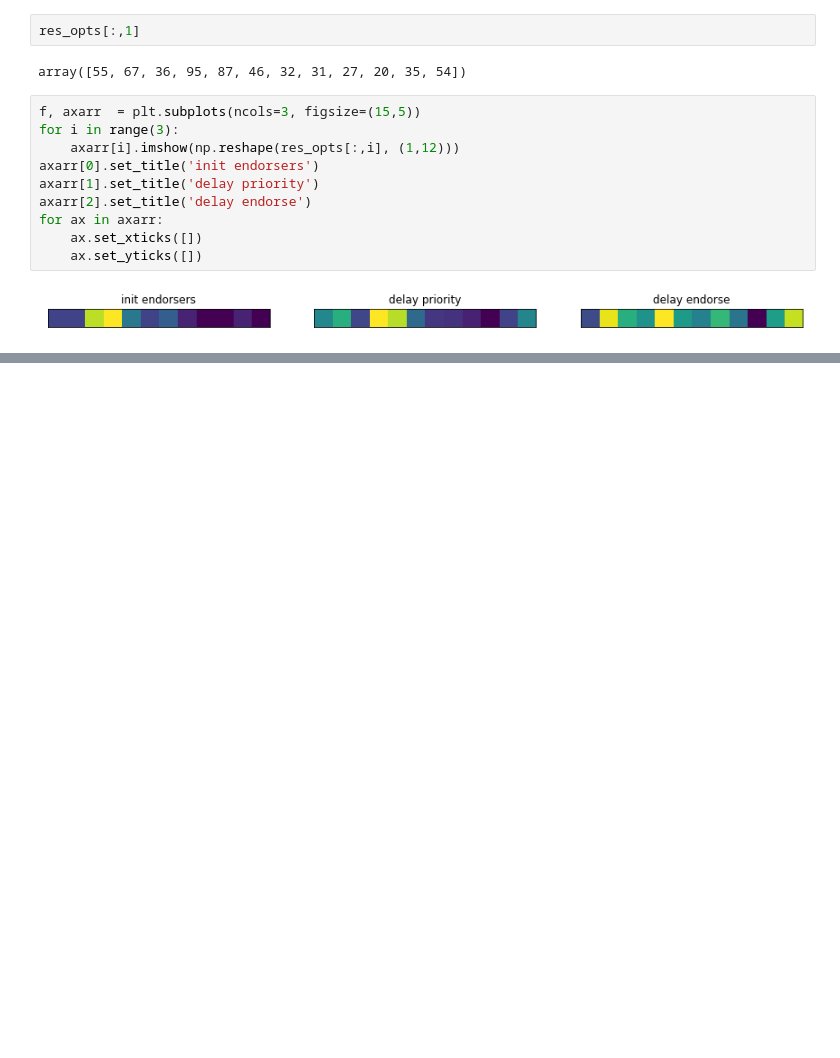
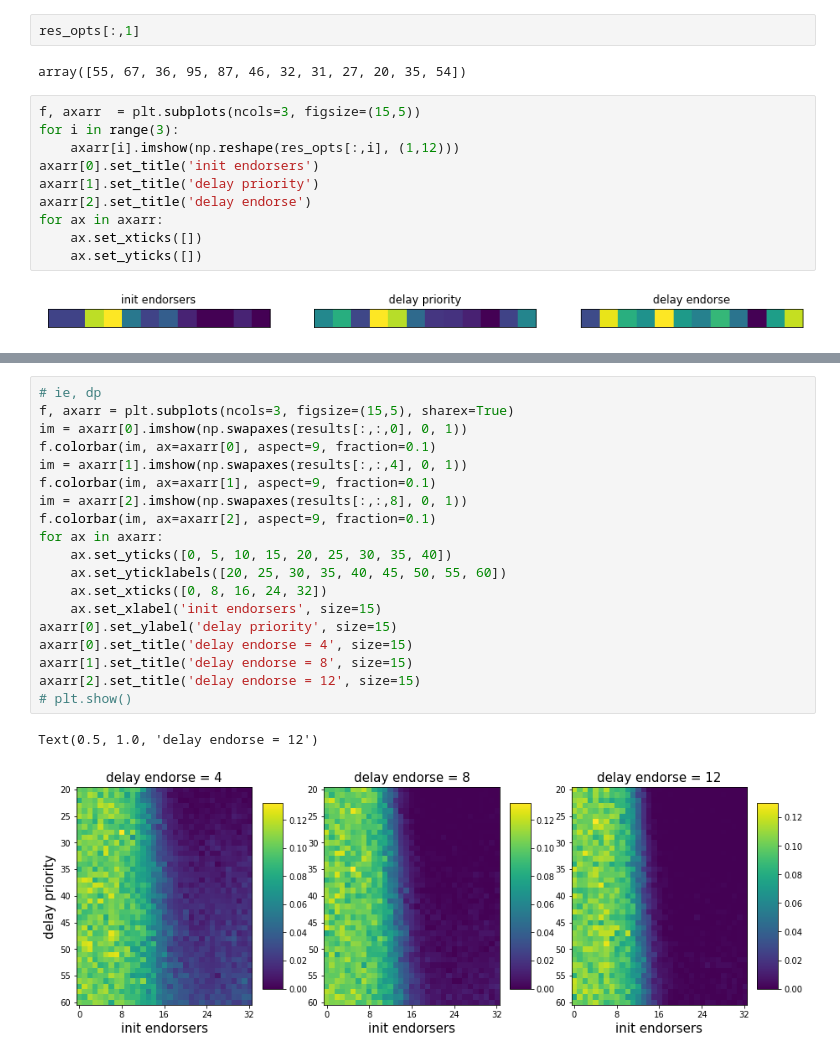
Before and after one commit to michaelneuder/aft-code, a Jupyter notebook: mikes_results.ipynb, the cells around one changed output, grey strips where cells are left out. Drawn from its saved outputs; the diff is of its cells as text; blank space fills up the shorter version.

```diff
--- a/mikes_results.ipynb
+++ b/mikes_results.ipynb
@@ -26,0 +79,22 @@ for ax in axarr:
+# %%
+# ie, dp
+f, axarr = plt.subplots(ncols=3, figsize=(15,5), sharex=True)
+im = axarr[0].imshow(np.swapaxes(results[:,:,0], 0, 1))
+f.colorbar(im, ax=axarr[0], aspect=9, fraction=0.1)
+im = axarr[1].imshow(np.swapaxes(results[:,:,4], 0, 1))
+f.colorbar(im, ax=axarr[1], aspect=9, fraction=0.1)
+im = axarr[2].imshow(np.swapaxes(results[:,:,8], 0, 1))
+f.colorbar(im, ax=axarr[2], aspect=9, fraction=0.1)
+for ax in axarr:
+    ax.set_yticks([0, 5, 10, 15, 20, 25, 30, 35, 40])
+    ax.set_yticklabels([20, 25, 30, 35, 40, 45, 50, 55, 60])
+    ax.set_xticks([0, 8, 16, 24, 32])
+    ax.set_xlabel('init endorsers', size=15)
+axarr[0].set_ylabel('delay priority', size=15)
+axarr[0].set_title('delay endorse = 4', size=15)
+axarr[1].set_title('delay endorse = 8', size=15)
+axarr[2].set_title('delay endorse = 12', size=15)
+# plt.show()
+# %% [output]
+Text(0.5, 1.0, 'delay endorse = 12')
+[figure, added]
```
Also changed, not shown: parts of 13 cells of this notebook, 3 other files.
